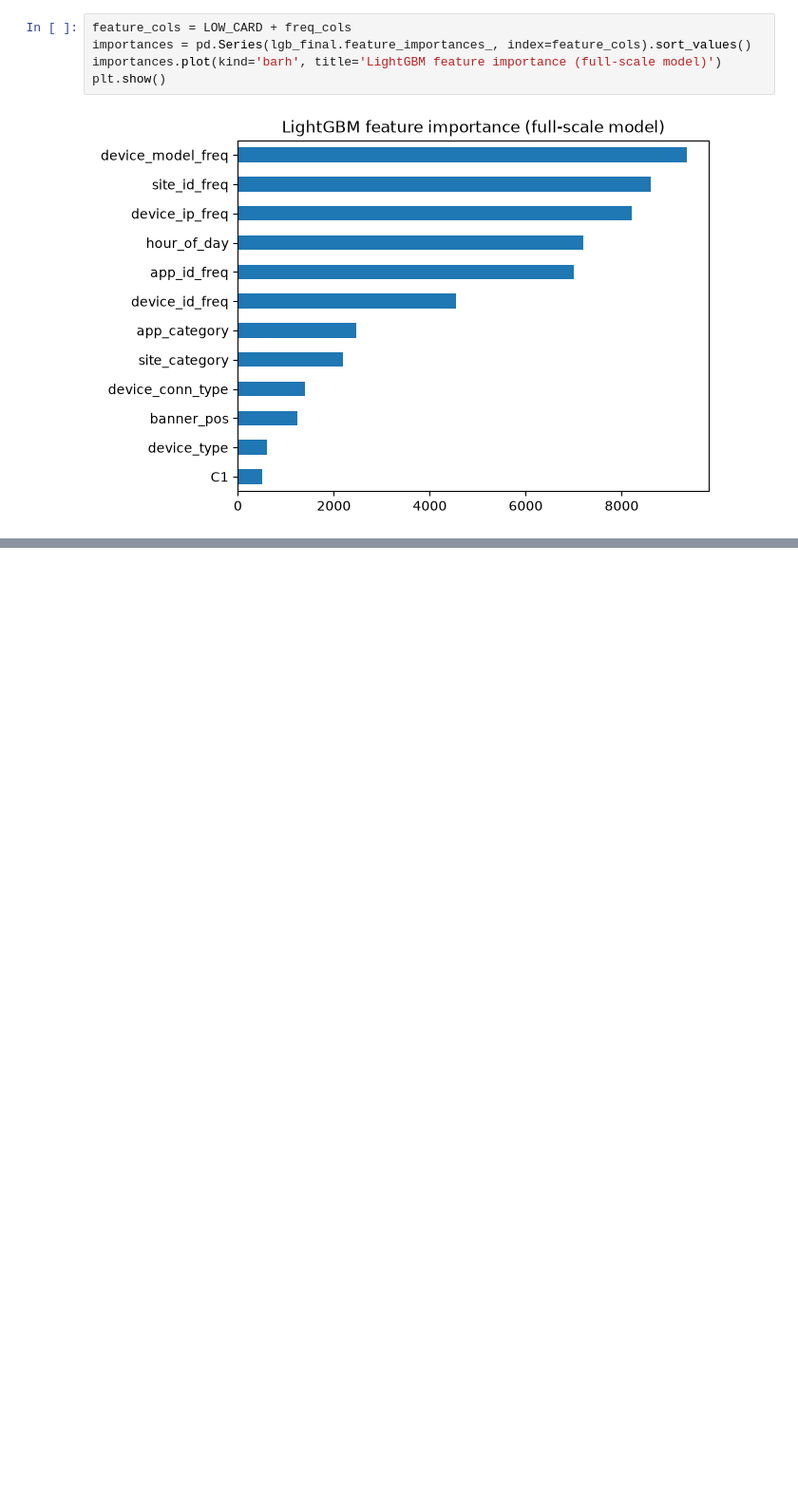
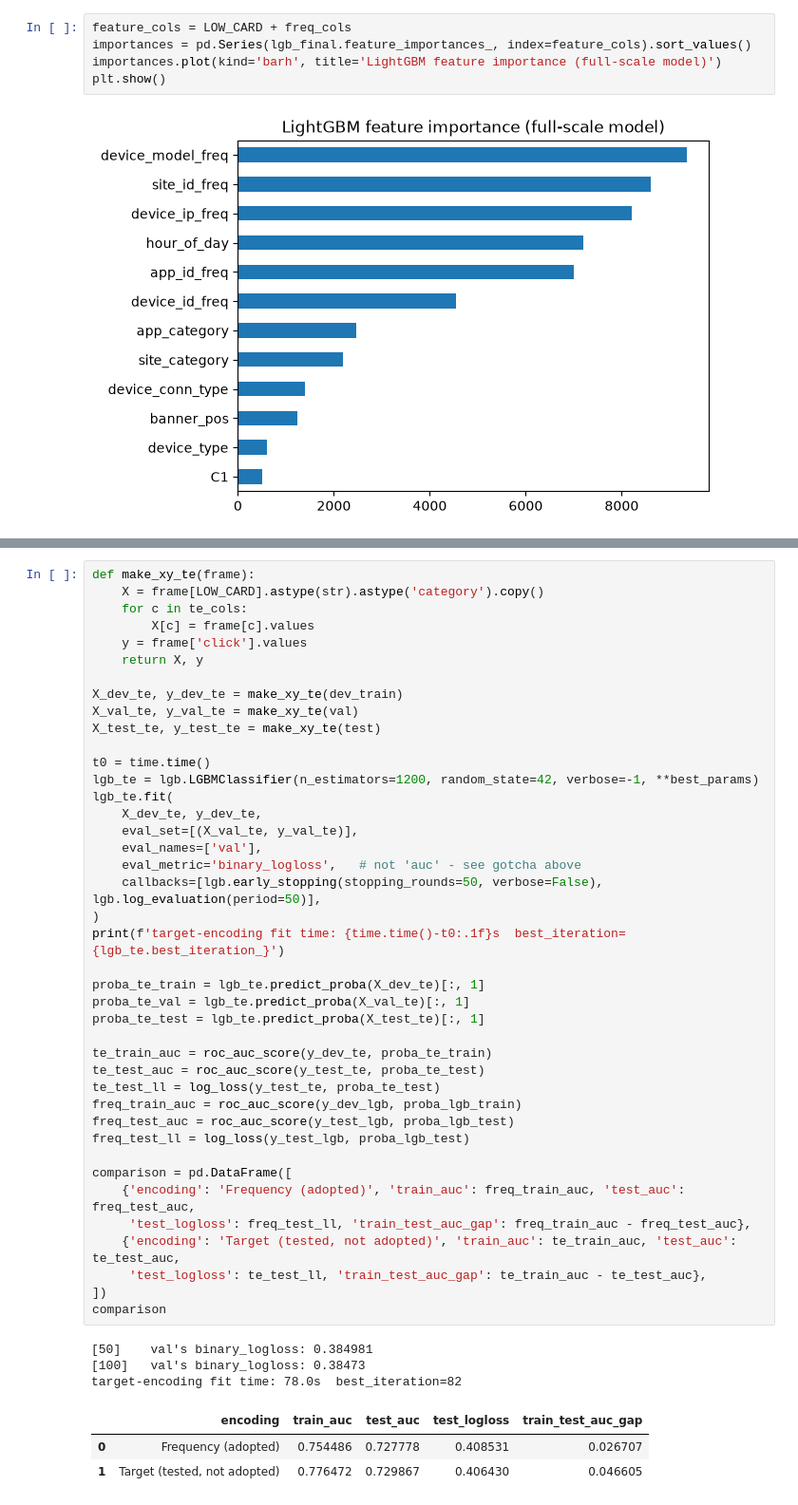
Before and after one commit to cheauyuin/m3-ml-s4-predicting-ad-ctr, a Jupyter notebook: notebooks/full_pipeline.ipynb, the cells around one changed output, grey strips where cells are left out. Shown at 95% size. Cells and saved outputs as stored; diff of their text form; blank space fills up the shorter version.

Commit message:
Add target-encoding investigation and update presentation slide deck

```diff
--- a/notebooks/full_pipeline.ipynb
+++ b/notebooks/full_pipeline.ipynb
@@ -328,3 +378,51 @@ plt.show()
+# %%
+def make_xy_te(frame):
+    X = frame[LOW_CARD].astype(str).astype('category').copy()
+    for c in te_cols:
+        X[c] = frame[c].values
+    y = frame['click'].values
+    return X, y
+
+X_dev_te, y_dev_te = make_xy_te(dev_train)
+X_val_te, y_val_te = make_xy_te(val)
+X_test_te, y_test_te = make_xy_te(test)
+
+t0 = time.time()
+lgb_te = lgb.LGBMClassifier(n_estimators=1200, random_state=42, verbose=-1, **best_params)
+lgb_te.fit(
+    X_dev_te, y_dev_te,
+    eval_set=[(X_val_te, y_val_te)],
+    eval_names=['val'],
+    eval_metric='binary_logloss',   # not 'auc' - see gotcha above
+    callbacks=[lgb.early_stopping(stopping_rounds=50, verbose=False), lgb.log_evaluation(period=50)],
+)
+print(f'target-encoding fit time: {time.time()-t0:.1f}s  best_iteration={lgb_te.best_iteration_}')
+
+proba_te_train = lgb_te.predict_proba(X_dev_te)[:, 1]
+proba_te_val = lgb_te.predict_proba(X_val_te)[:, 1]
+proba_te_test = lgb_te.predict_proba(X_test_te)[:, 1]
+
+te_train_auc = roc_auc_score(y_dev_te, proba_te_train)
+te_test_auc = roc_auc_score(y_test_te, proba_te_test)
+te_test_ll = log_loss(y_test_te, proba_te_test)
+freq_train_auc = roc_auc_score(y_dev_lgb, proba_lgb_train)
+freq_test_auc = roc_auc_score(y_test_lgb, proba_lgb_test)
+freq_test_ll = log_loss(y_test_lgb, proba_lgb_test)
+
+comparison = pd.DataFrame([
+    {'encoding': 'Frequency (adopted)', 'train_auc': freq_train_auc, 'test_auc': freq_test_auc,
+     'test_logloss': freq_test_ll, 'train_test_auc_gap': freq_train_auc - freq_test_auc},
+    {'encoding': 'Target (tested, not adopted)', 'train_auc': te_train_auc, 'test_auc': te_test_auc,
+     'test_logloss': te_test_ll, 'train_test_auc_gap': te_train_auc - te_test_auc},
+])
+comparison
+# %% [output]
+[50]    val's binary_logloss: 0.384981
+[100]   val's binary_logloss: 0.38473
+target-encoding fit time: 78.0s  best_iteration=82
+|  | encoding | train_auc | test_auc | test_logloss | train_test_auc_gap |
+| 0 | Frequency (adopted) | 0.754486 | 0.727778 | 0.408531 | 0.026707 |
+| 1 | Target (tested, not adopted) | 0.776472 | 0.729867 | 0.406430 | 0.046605 |
 # %% [markdown]
 ## Conclusions
 - **LightGBM is the clear winner** on both AUC and log-loss, with only a modest
```
Also changed, not shown: parts of 8 cells of this notebook, 2 other files.
